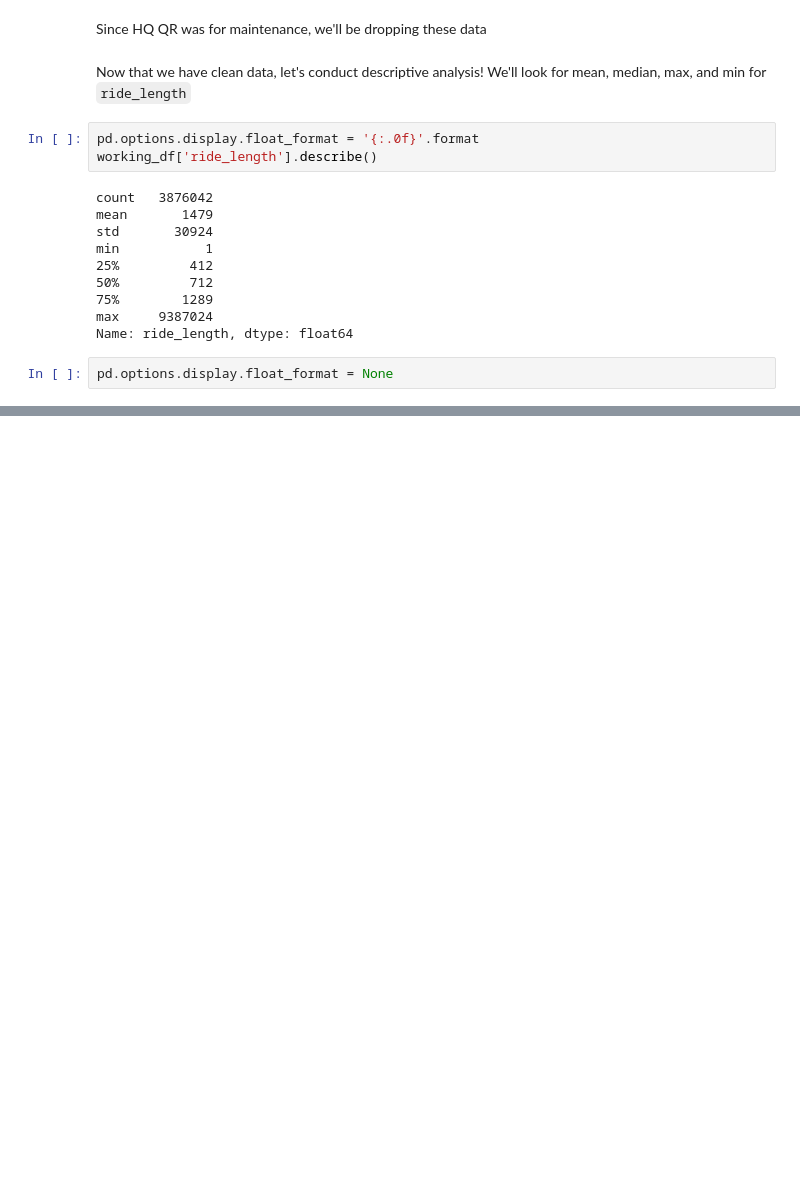
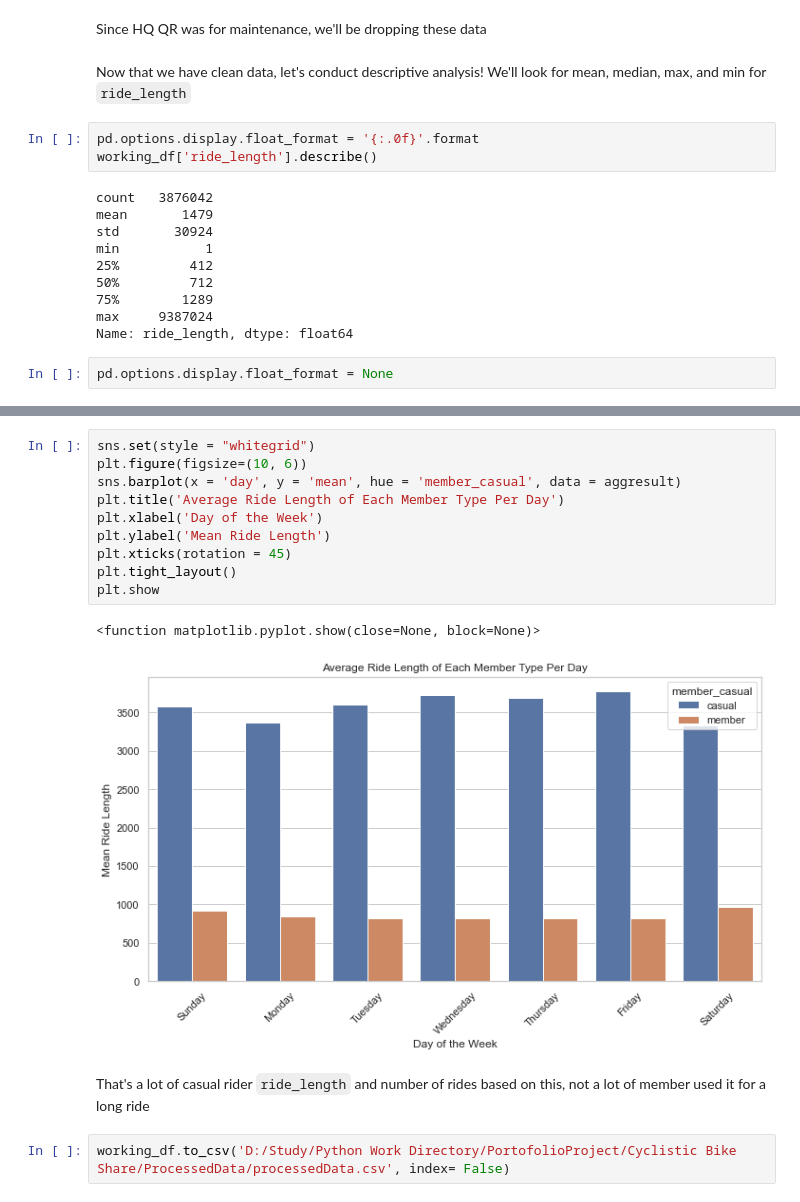
Before and after one commit to curtiselfn/PortoProject, a Jupyter notebook: Cyclistic Bike Share/Notebook.ipynb, the cells around one changed output, grey strips where cells are left out. Drawn from its saved outputs; the diff is of its cells as text; blank space fills up the shorter version.

````diff
--- a/Cyclistic Bike Share/Notebook.ipynb
+++ b/Cyclistic Bike Share/Notebook.ipynb
@@ -415,0 +527,17 @@ Name: ride_length, dtype: float64
+# %%
+sns.set(style = "whitegrid")
+plt.figure(figsize=(10, 6))
+sns.barplot(x = 'day', y = 'mean', hue = 'member_casual', data = aggresult)
+plt.title('Average Ride Length of Each Member Type Per Day')
+plt.xlabel('Day of the Week')
+plt.ylabel('Mean Ride Length')
+plt.xticks(rotation = 45)
+plt.tight_layout()
+plt.show
+# %% [output]
+<function matplotlib.pyplot.show(close=None, block=None)>
+[figure, added]
+# %% [markdown]
+That's a lot of casual rider ```ride_length``` and number of rides based on this, not a lot of member used it for a long ride
+# %%
+working_df.to_csv('D:/Study/Python Work Directory/PortofolioProject/Cyclistic Bike Share/ProcessedData/processedData.csv', index= False)
````
Also changed, not shown: parts of 19 cells of this notebook, 1 other file.
